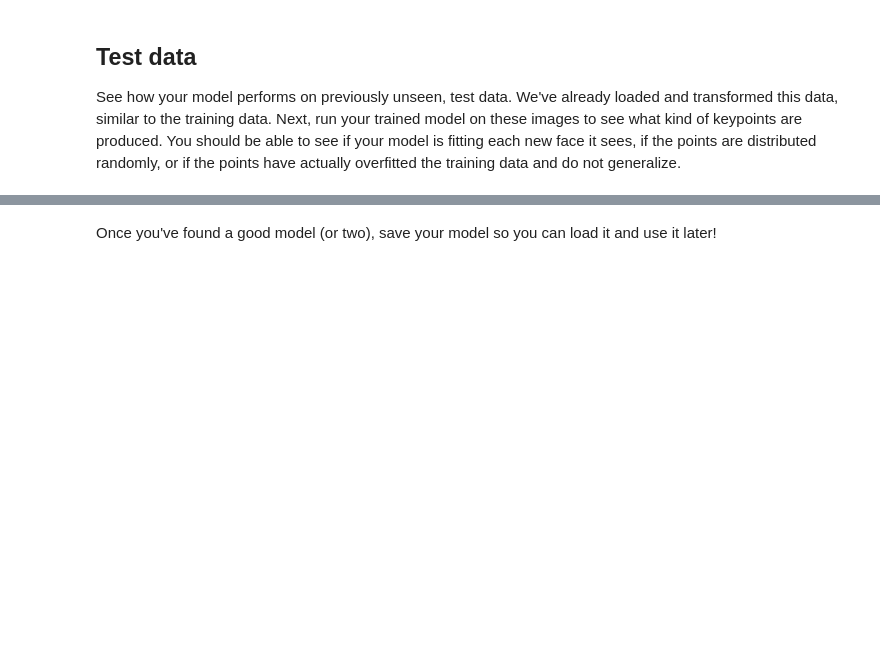
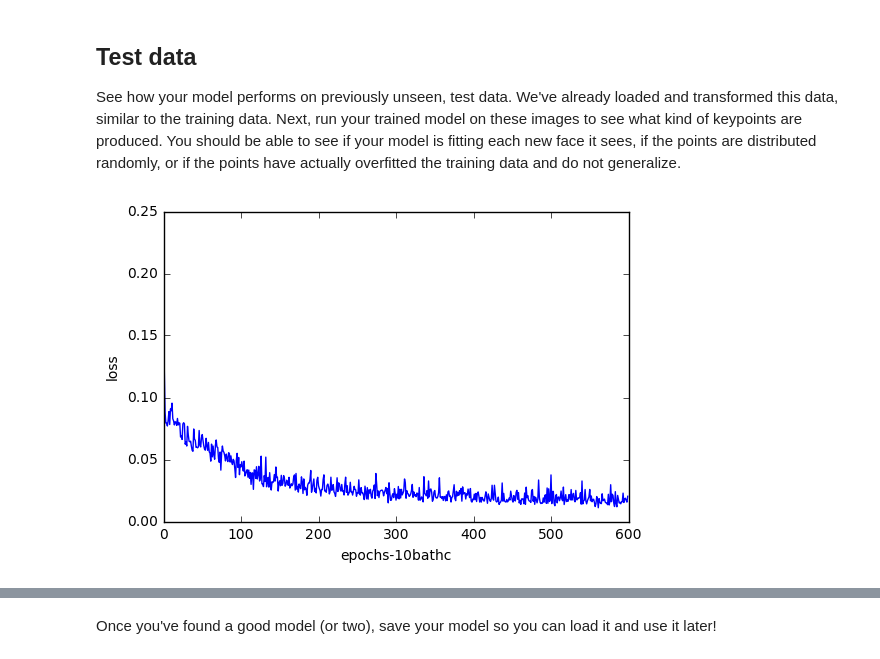
Before and after one commit to liuzhongling/facial-keypoints-p1, a Jupyter notebook: 2.Define the Network Architecture.ipynb, the cells around one changed output, grey strips where cells are left out. Cells and saved outputs as stored; diff of their text form; code cells hidden in the pictures; blank space fills up the shorter version.

```diff
--- a/2.Define the Network Architecture.ipynb
+++ b/2.Define the Network Architecture.ipynb
@@ -347,10 +351,16 @@ GPU=True
 if GPU:
     net.to(device)
 
-criterion = torch.nn.MSELoss()
+# criterion = torch.nn.MSELoss()
+# criterion = torch.nn.L1Loss()
+criterion = torch.nn.SmoothL1Loss()
 
 LR = 0.001
-optimizer = optim.Adam(net.parameters(), lr=LR, betas=(0.9, 0.999))
+# optimizer = optim.Adam(net.parameters(), lr=LR, betas=(0.9, 0.999))
+# optimizer = optim.SGD(net.parameters(), lr=LR)
+# optimizer = optim.SGD(net.parameters(), lr=LR, momentum=0.8)
+optimizer = optim.RMSprop(net.parameters(), lr=LR, alpha=0.9)
+#scheduler = optim.lr_scheduler.StepLR(optimizer, step_size=4, gamma=0.1)
 # %%
 print(net.conv2.weight.type())
 print(net)
@@ -440,12 +450,13 @@ def train_net(n_epochs):
                 key_pts = key_pts.type(torch.FloatTensor)
                 images = images.type(torch.FloatTensor)
             # forward pass to get outputs
+
+            # scheduler.step()
+
             output_pts = net(images)
             # calculate the loss between predicted and target keypoints
             loss = criterion(output_pts, key_pts)
             # record loss
-            # loss_train.append(loss.data.cpu().numpy())
-            loss_train.append(loss.item())
             # zero the parameter (weight) gradients
             optimizer.zero_grad()
 
@@ -455,23 +466,22 @@ def train_net(n_epochs):
             # update the weights
             optimizer.step()
 
-            # test loss
-            loss_check = evaluate_model(test_loader, net, criterion)
-            loss_test.append(loss_check)
             # print loss statistics
             # to convert loss into a scalar and add it to the running_loss, use .item()
             running_loss += loss.item()
             if batch_i % 10 == 9:    # print every 10 batches
                 print('Epoch: {}, Batch: {}, Avg. Loss: {}'.format(epoch + 1, batch_i+1, running_loss/10))
-                print(loss_test[batch_i])
+                loss_train.append(running_loss/10)
                 running_loss = 0.0
-    # plt.plot(loss_train[10:], label='training loss')
-    # plt.show()
+        loss_check = evaluate_model(test_loader, net, criterion)
+        print('Test loss:',loss_check)
+        loss_test.append(loss_check)
+
     print('Finished Training')
     return loss_train, loss_test
 # %%
 # train your network
-n_epochs = 5 # start small, and increase when you've decided on your model structure and hyperparams
+n_epochs = 60 # start small, and increase when you've decided on your model structure and hyperparams
 
 train_loss, test_loss = train_net(n_epochs)
 # %% [output]
@@ -496,6 +506,18 @@ Finished Training
 ## Test data
 
 See how your model performs on previously unseen, test data. We've already loaded and transformed this data, similar to the training data. Next, run your trained model on these images to see what kind of keypoints are produced. You should be able to see if your model is fitting each new face it sees, if the points are distributed randomly, or if the points have actually overfitted the training data and do not generalize.
+# %%
+def show_loss_line(train_loss):
+    plt.figure()
+    plt.plot(train_loss, color='b', label='train loss')
+    plt.xlabel('epochs-10bathc')
+    plt.ylim(0, 0.25)
+    plt.ylabel('loss')
+    plt.show()
+
+show_loss_line(train_loss)
+# %% [output]
+[figure, added]
 # %%
 GPU = True
 # get a sample of test data again
```
Also changed, not shown: parts of 23 cells of this notebook, 1 other file.
